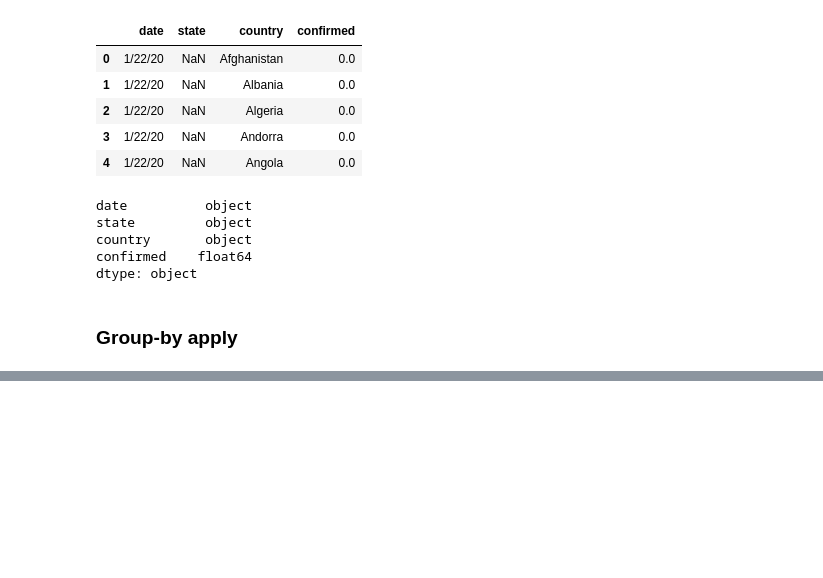
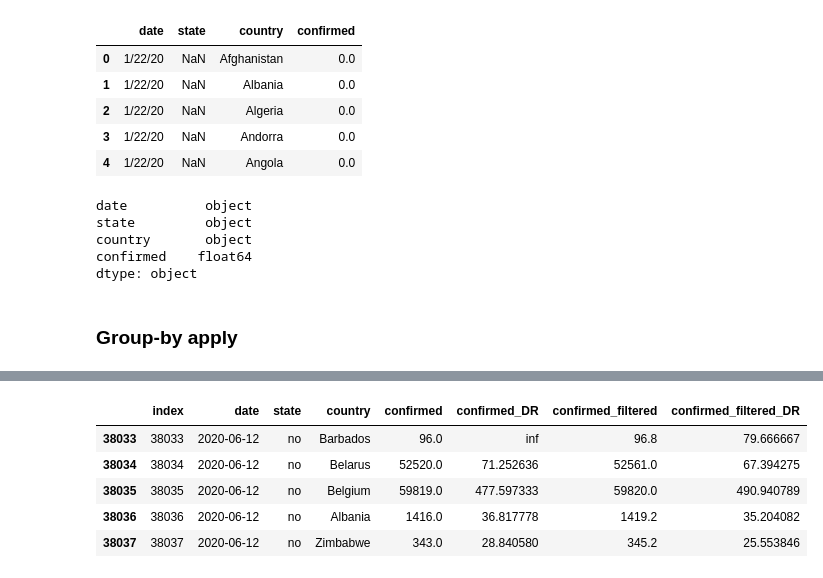
Before and after one commit to ebinzacharias/ads_COVID-19, a Jupyter notebook: notebooks/Relational_Data_Model.ipynb, the cells around one changed output, grey strips where cells are left out. Drawn from its saved outputs; the diff is of its cells as text; code cells hidden in the pictures; blank space fills up the shorter version.

```diff
--- a/notebooks/Relational_Data_Model.ipynb
+++ b/notebooks/Relational_Data_Model.ipynb
@@ -83,0 +225,22 @@ pd_JH_data.head()
+# %%
+from scipy import signal
+
+def savgol_filter(df_input,column='confirmed',window=5):
+    ''' Savgol Filter which can be used in groupby apply function
+        it ensures that the data structure is kept'''
+    window=5,
+    degree=1
+    df_result=df_input
+
+    filter_in=df_input[column].fillna(0) # attention with the neutral element here
+
+    result=signal.savgol_filter(np.array(filter_in),
+                           5, # window size used for filtering
+                           1)
+    df_result[column+'_filtered']=result
+    return df_result
+# %%
+pd_filtered_result=pd_JH_data[['state','country','confirmed']].groupby(['state','country']).apply(savgol_filter).reset_index()
+# %%
+pd_result_larg=pd.merge(pd_result_larg,pd_filtered_result[['index','confirmed_filtered']],on=['index'],how='left')
+pd_result_larg.head()
@@ -83,0 +256,8 @@ pd_JH_data.head()
+# %%
+
+pd_filtered_doubling=pd_result_larg[['state','country','confirmed_filtered']].groupby(['state','country']).apply(rolling_reg,'confirmed_filtered').reset_index()
+
+pd_filtered_doubling=pd_filtered_doubling.rename(columns={'confirmed_filtered':'confirmed_filtered_DR',
+                             'level_2':'index'})
+
+pd_filtered_doubling.tail()
@@ -83,0 +271,10 @@ pd_JH_data.head()
+# %%
+pd_result_larg=pd.merge(pd_result_larg,pd_filtered_doubling[['index','confirmed_filtered_DR']],on=['index'],how='left')
+pd_result_larg.tail()
+# %% [output]
+|  | index | date | state | country | confirmed | confirmed_DR | confirmed_filtered | confirmed_filtered_DR |
+| 38033 | 38033 | 2020-06-12 | no | Barbados | 96.0 | inf | 96.8 | 79.666667 |
+| 38034 | 38034 | 2020-06-12 | no | Belarus | 52520.0 | 71.252636 | 52561.0 | 67.394275 |
+| 38035 | 38035 | 2020-06-12 | no | Belgium | 59819.0 | 477.597333 | 59820.0 | 490.940789 |
+| 38036 | 38036 | 2020-06-12 | no | Albania | 1416.0 | 36.817778 | 1419.2 | 35.204082 |
+| 38037 | 38037 | 2020-06-12 | no | Zimbabwe | 343.0 | 28.840580 | 345.2 | 25.553846 |
```
Also changed, not shown: parts of 22 cells of this notebook, 7 other files.
